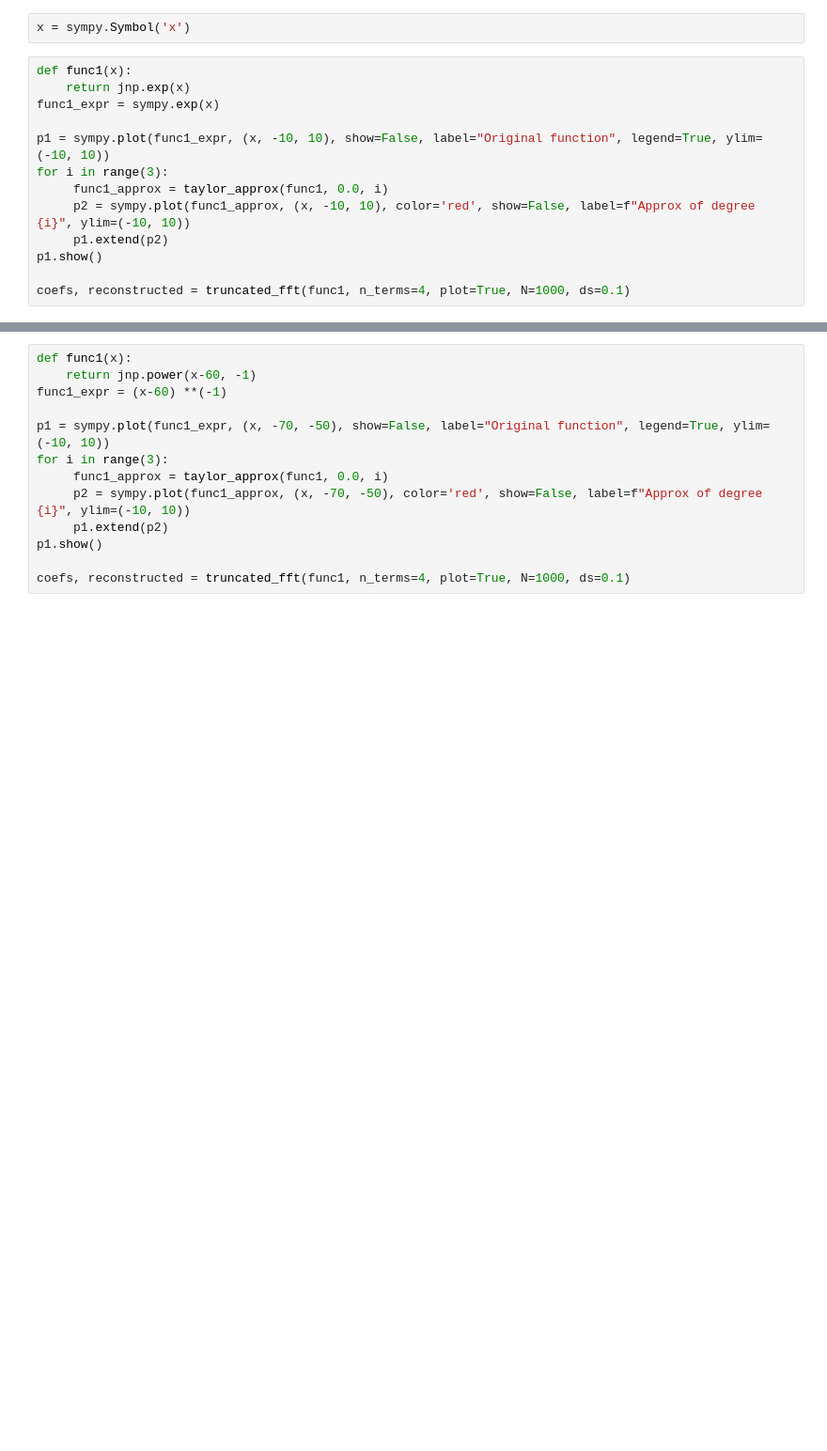
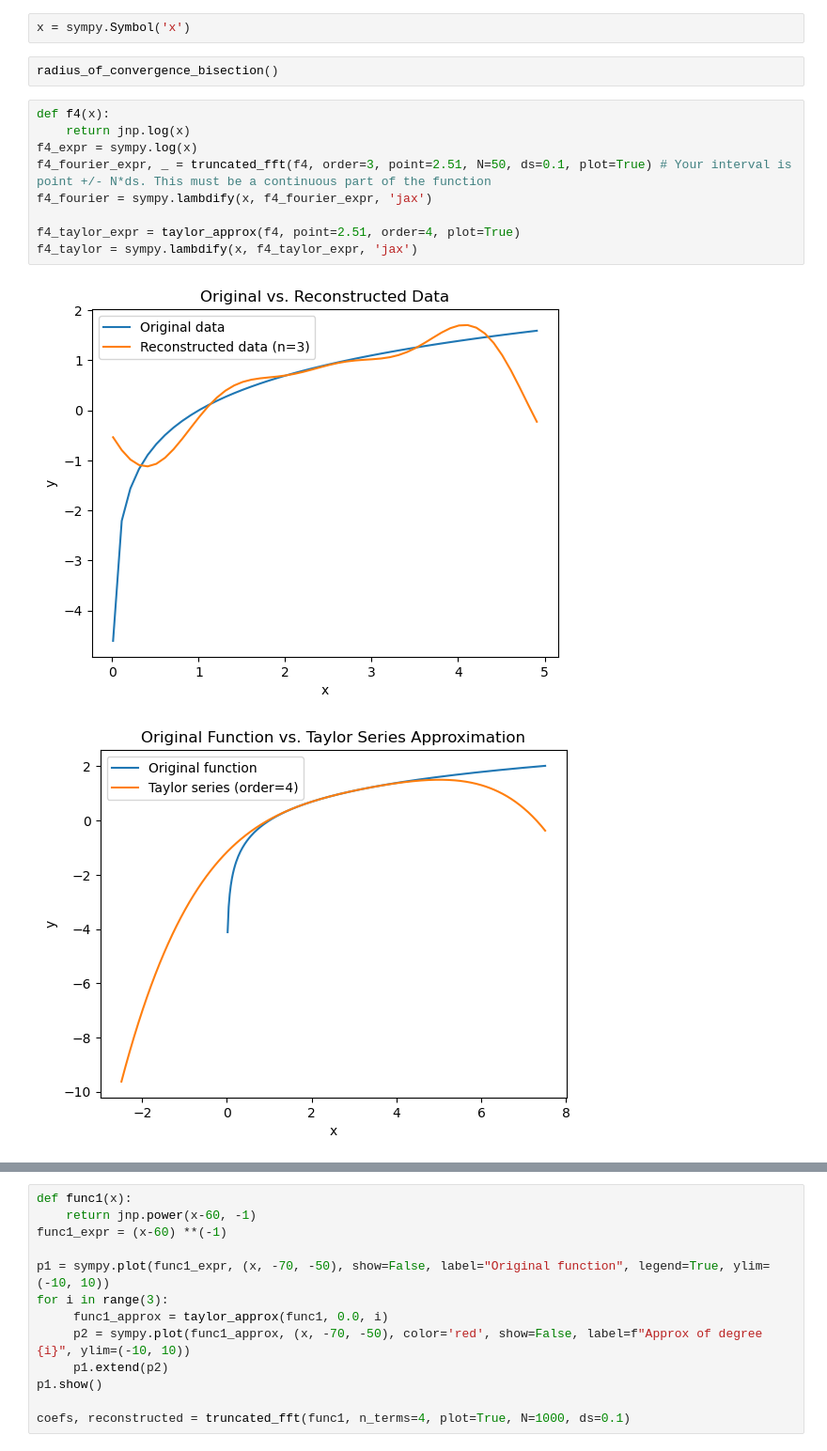
Before and after one commit to SebastianSeljak/RadiusOfConvergence, a Jupyter notebook: taylor_approx.ipynb, the cells around one changed output, grey strips where cells are left out. Shown at 94% size. Cells and saved outputs as stored; diff of their text form; blank space fills up the shorter version.

```diff
--- a/taylor_approx.ipynb
+++ b/taylor_approx.ipynb
@@ -8,15 +8,16 @@ from radius_of_convergence import taylor_approx, truncated_fft
 # %%
 x = sympy.Symbol('x')
-# %%
-def func1(x):
-    return jnp.exp(x)
-func1_expr = sympy.exp(x)
-
-p1 = sympy.plot(func1_expr, (x, -10, 10), show=False, label="Original function", legend=True, ylim=(-10, 10))
-for i in range(3):
-     func1_approx = taylor_approx(func1, 0.0, i)
-     p2 = sympy.plot(func1_approx, (x, -10, 10), color='red', show=False, label=f"Approx of degree {i}", ylim=(-10, 10))
-     p1.extend(p2)
-p1.show()
-
-coefs, reconstructed = truncated_fft(func1, n_terms=4, plot=True, N=1000, ds=0.1)
+# %%
+radius_of_convergence_bisection()
+# %%
+def f4(x):
+    return jnp.log(x)
+f4_expr = sympy.log(x)
+f4_fourier_expr, _ = truncated_fft(f4, order=3, point=2.51, N=50, ds=0.1, plot=True) # Your interval is point +/- N*ds. This must be a continuous part of the function
+f4_fourier = sympy.lambdify(x, f4_fourier_expr, 'jax')
+
+f4_taylor_expr = taylor_approx(f4, point=2.51, order=4, plot=True)
+f4_taylor = sympy.lambdify(x, f4_taylor_expr, 'jax')
+# %% [output]
+[figure, added]
+[figure, added]
```
Also changed, not shown: parts of 6 cells of this notebook, 2 other files.
